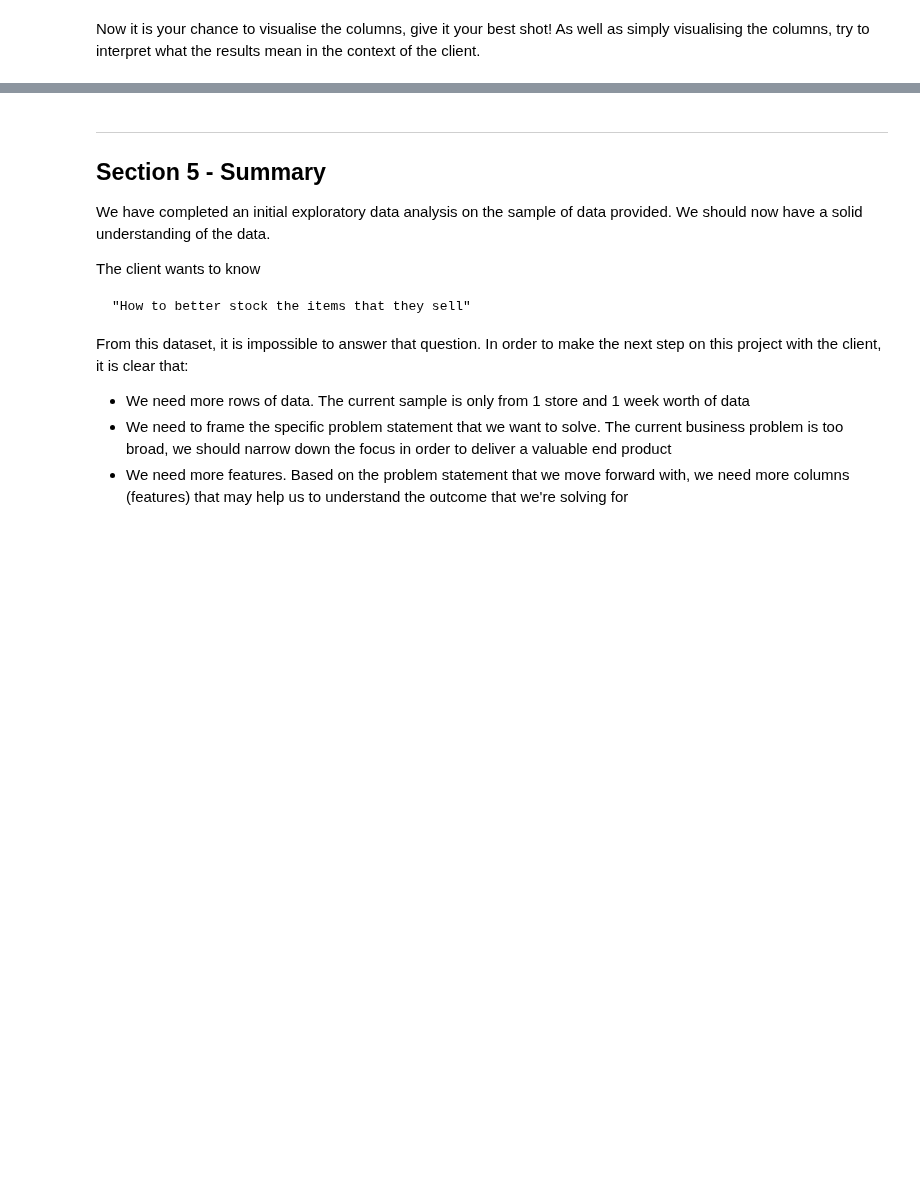
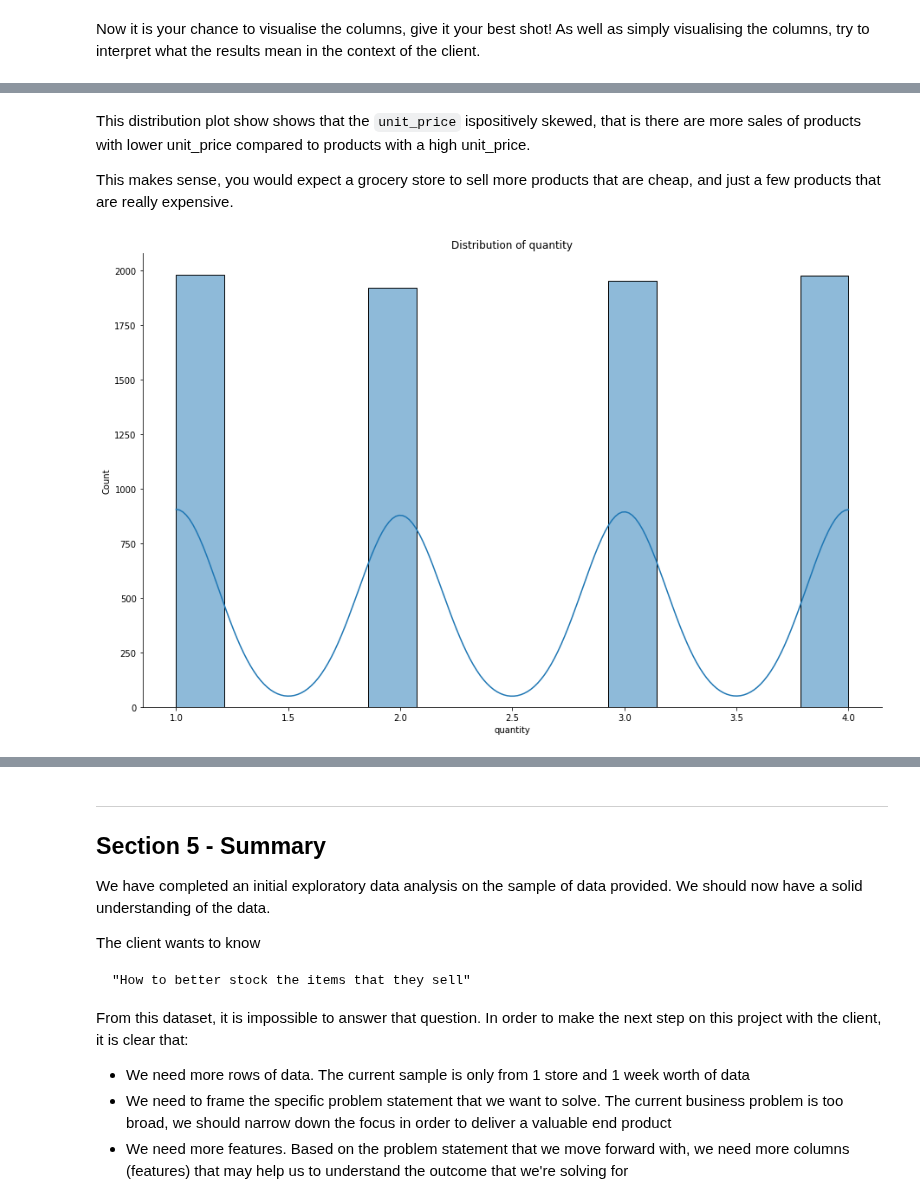
Before and after one commit to lawalsegun2025/forage_projects, a Jupyter notebook: 002_Cognizant_Artificial_Intelligence/1_Exploratory_Data_Analysis/notebook/eda.ipynb, the cells around one changed output, grey strips where cells are left out. Saved outputs shown, nothing was run; the diff lists cells and outputs as text; code cells hidden in the pictures; blank space fills up the shorter version.

```diff
--- a/002_Cognizant_Artificial_Intelligence/1_Exploratory_Data_Analysis/notebook/eda.ipynb
+++ b/002_Cognizant_Artificial_Intelligence/1_Exploratory_Data_Analysis/notebook/eda.ipynb
@@ -184,0 +189,8 @@ Now it is your chance to visualise the columns, give it your best shot! As well
+# %% [markdown]
+This distribution plot show shows that the `unit_price` ispositively skewed, that is there are more sales of products with lower unit_price compared to products with a high unit_price.
+
+This makes sense, you  would expect a grocery store to sell more products that are cheap, and just a few products that are really expensive.
+# %%
+plot_continuous_distribution(df, 'quantity')
+# %% [output]
+[figure, added]
```
Also changed, not shown: parts of 6 cells of this notebook.
